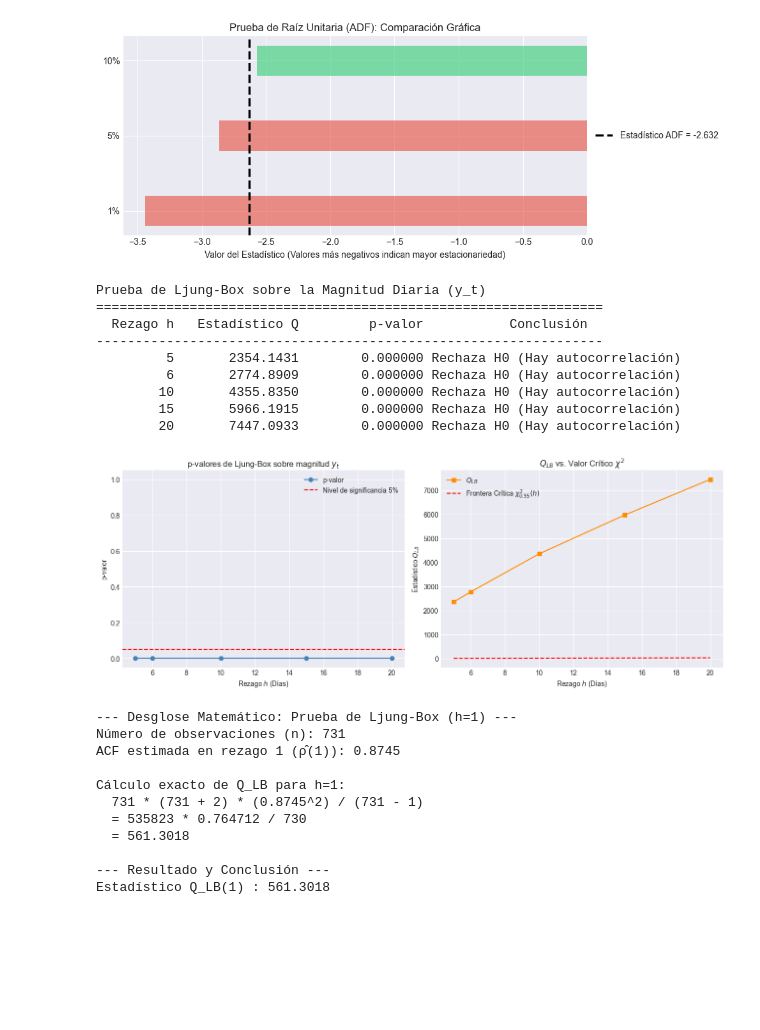
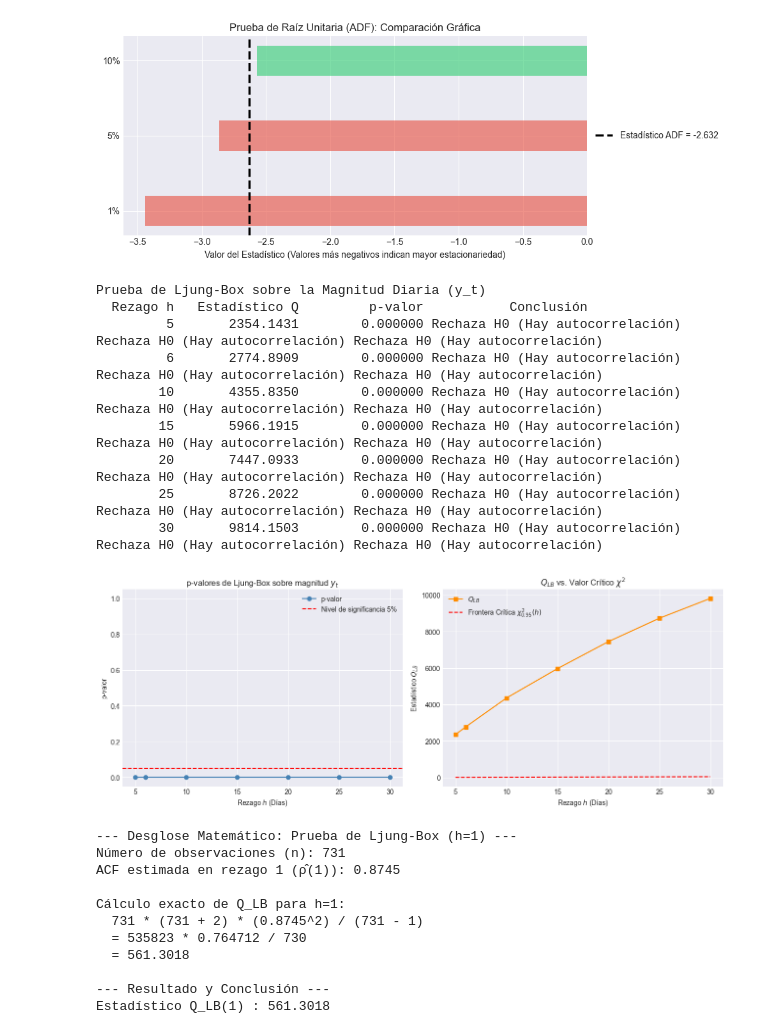
Before and after one commit to vanessalugo04/proyecto_series_tiempo, a Jupyter notebook: principal.ipynb, the cells around one changed output. Cells and saved outputs as stored; diff of their text form; code cells hidden in the pictures; blank space fills up the shorter version.

```diff
--- a/principal.ipynb
+++ b/principal.ipynb
@@ -715,60 +698,58 @@ from statsmodels.stats.diagnostic import acorr_ljungbox
 n = len(ts)
 
 # Calculamos los rezagos: 5, 10, 15, 20 y una heurística logarítmica ln(n)
-lags_lb = sorted(set([5, 10, 15, 20, int(np.log(n))]))
+lags_lb = sorted(set([5, 10, 15, 20, 25, 30, int(np.log(n))]))
 
 # Ejecución de la prueba de Ljung-Box sobre los niveles (y_t)
 lb_result = acorr_ljungbox(ts.dropna(), lags=lags_lb, return_df=True)
 
 print("Prueba de Ljung-Box sobre la Magnitud Diaria (y_t)")
-print("=" * 65)
 print(f"{'Rezago h':>10} {'Estadístico Q':>15} {'p-valor':>15} {'Conclusión':>20}")
-print("-" * 65)
 
 for index, row in lb_result.iterrows():
     q  = float(row['lb_stat'])
     p  = float(row['lb_pvalue'])
     c  = 'Rechaza H0 (Hay autocorrelación)' if p < 0.05 else 'No rechaza H0 (Ruido Blanco)'
-    print(f"{int(index):>10} {q:>15.4f} {p:>15.6f} {c:>20}")
+    print(f"{int(index):>10} {q:>15.4f} {p:>15.6f} {c:>20} {c:>25} {c:>30}")
 
 fig, axes = plt.subplots(1, 2, figsize=(13, 5))
 
 # Panel 1: Gráfica de p-valores
 axes[0].plot(lb_result.index, lb_result['lb_pvalue'].astype(float),
              'o-', color='steelblue', label='p-valor')
 axes[0].axhline(0.05, color='red', linestyle='--', label='Nivel de significancia 5%')
 axes[0].set_xlabel('Rezago $h$ (Días)')
 axes[0].set_ylabel('p-valor')
 axes[0].set_title('p-valores de Ljung-Box sobre magnitud $y_t$')
 axes[0].set_ylim([-0.05, 1.05])
 axes[0].legend()
 
 # Panel 2: Estadístico Q vs. Valor Crítico Chi-Cuadrada
 axes[1].plot(lb_result.index, lb_result['lb_stat'].astype(float),
              's-', color='darkorange', label='$Q_{LB}$')
 
 # Calculamos el valor crítico de Chi-Cuadrada para cada grado de libertad (rezago)
 chi2_crit = [stats.chi2.ppf(0.95, df=int(h)) for h in lb_result.index]
 axes[1].plot(lb_result.index, chi2_crit, 'r--', label='Frontera Crítica $\\chi^2_{0.95}(h)$')
 
 axes[1].set_xlabel('Rezago $h$ (Días)')
 axes[1].set_ylabel('Estadístico $Q_{LB}$')
 axes[1].set_title('$Q_{LB}$ vs. Valor Crítico $\\chi^2$')
 axes[1].legend()
 
 plt.tight_layout()
 plt.show()
 # %% [output]
 Prueba de Ljung-Box sobre la Magnitud Diaria (y_t)
-=================================================================
   Rezago h   Estadístico Q         p-valor           Conclusión
------------------------------------------------------------------
-         5       2354.1431        0.000000 Rechaza H0 (Hay autocorrelación)
-         6       2774.8909        0.000000 Rechaza H0 (Hay autocorrelación)
-        10       4355.8350        0.000000 Rechaza H0 (Hay autocorrelación)
-        15       5966.1915        0.000000 Rechaza H0 (Hay autocorrelación)
-        20       7447.0933        0.000000 Rechaza H0 (Hay autocorrelación)
+         5       2354.1431        0.000000 Rechaza H0 (Hay autocorrelación) Rechaza H0 (Hay autocorrelación) Rechaza H0 (Hay autocorrelación)
+         6       2774.8909        0.000000 Rechaza H0 (Hay autocorrelación) Rechaza H0 (Hay autocorrelación) Rechaza H0 (Hay autocorrelación)
+        10       4355.8350        0.000000 Rechaza H0 (Hay autocorrelación) Rechaza H0 (Hay autocorrelación) Rechaza H0 (Hay autocorrelación)
+        15       5966.1915        0.000000 Rechaza H0 (Hay autocorrelación) Rechaza H0 (Hay autocorrelación) Rechaza H0 (Hay autocorrelación)
+        20       7447.0933        0.000000 Rechaza H0 (Hay autocorrelación) Rechaza H0 (Hay autocorrelación) Rechaza H0 (Hay autocorrelación)
+        25       8726.2022        0.000000 Rechaza H0 (Hay autocorrelación) Rechaza H0 (Hay autocorrelación) Rechaza H0 (Hay autocorrelación)
+        30       9814.1503        0.000000 Rechaza H0 (Hay autocorrelación) Rechaza H0 (Hay autocorrelación) Rechaza H0 (Hay autocorrelación)
-[figure, old version]
+[figure, new version]
 # %%
 import scipy.stats as stats
 from statsmodels.tsa.stattools import acf
```
Also changed, not shown: parts of 9 cells of this notebook, 2 other files.
